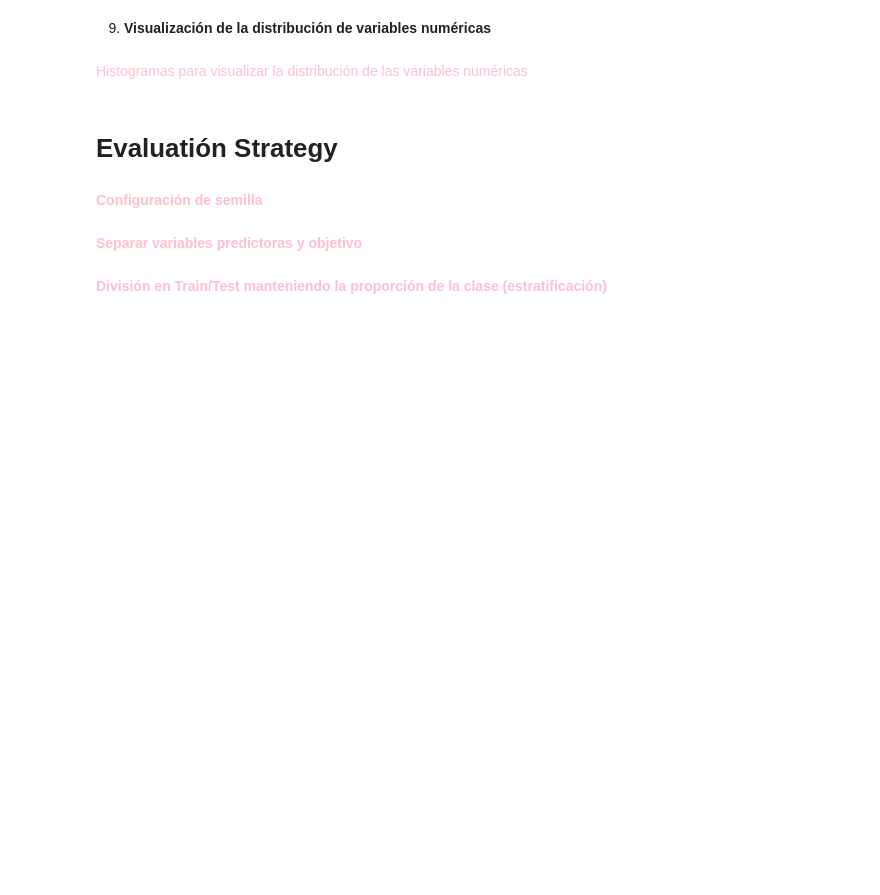
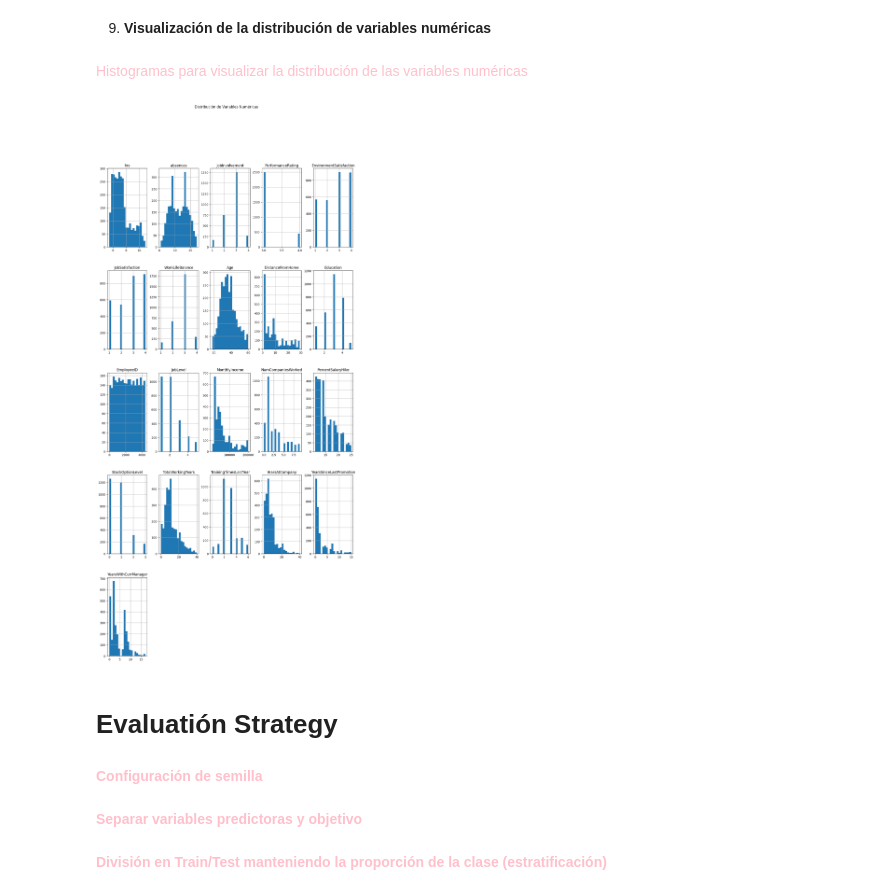
Before and after one commit to mariarobledano/Grupo29_Practica1, a Jupyter notebook: notebooks/EDA.ipynb, the cells around one changed output. Saved outputs shown, nothing was run; the diff lists cells and outputs as text; code cells hidden in the pictures; blank space fills up the shorter version.

```diff
--- a/notebooks/EDA.ipynb
+++ b/notebooks/EDA.ipynb
@@ -64,7 +106,8 @@ print(f"Columnas constantes: {constant_cols}")
 # %% [markdown]
 <span style="color:pink"> Eliminar las variables constantes </span>
-# %%
-df = df.drop(columns=constant_cols)
+# %%
+cols_to_drop = ['EmployeeCount', 'StandardHours']
+df = df.drop(columns=[col for col in cols_to_drop if col in df.columns])
 # %% [markdown]
 7. __Análisis de balance de clases__ (si es un problema de clasificación)
 # %% [markdown]
@@ -88,9 +148,14 @@ df.describe()
 # %% [markdown]
 <span style= "color:pink">Histogramas para visualizar la distribución de las variables numéricas</span>
 # %%
+
+numerical_cols = [col for col in numerical_cols if col in df.columns]
+
 df[numerical_cols].hist(figsize=(15,30), bins=20)
 plt.suptitle("Distribución de Variables Numéricas")
 plt.show()
+# %% [output]
+[figure, added]
 # %% [markdown]
 # Evaluatión Strategy
 # %% [markdown]
```
Also changed, not shown: parts of 18 cells of this notebook.
